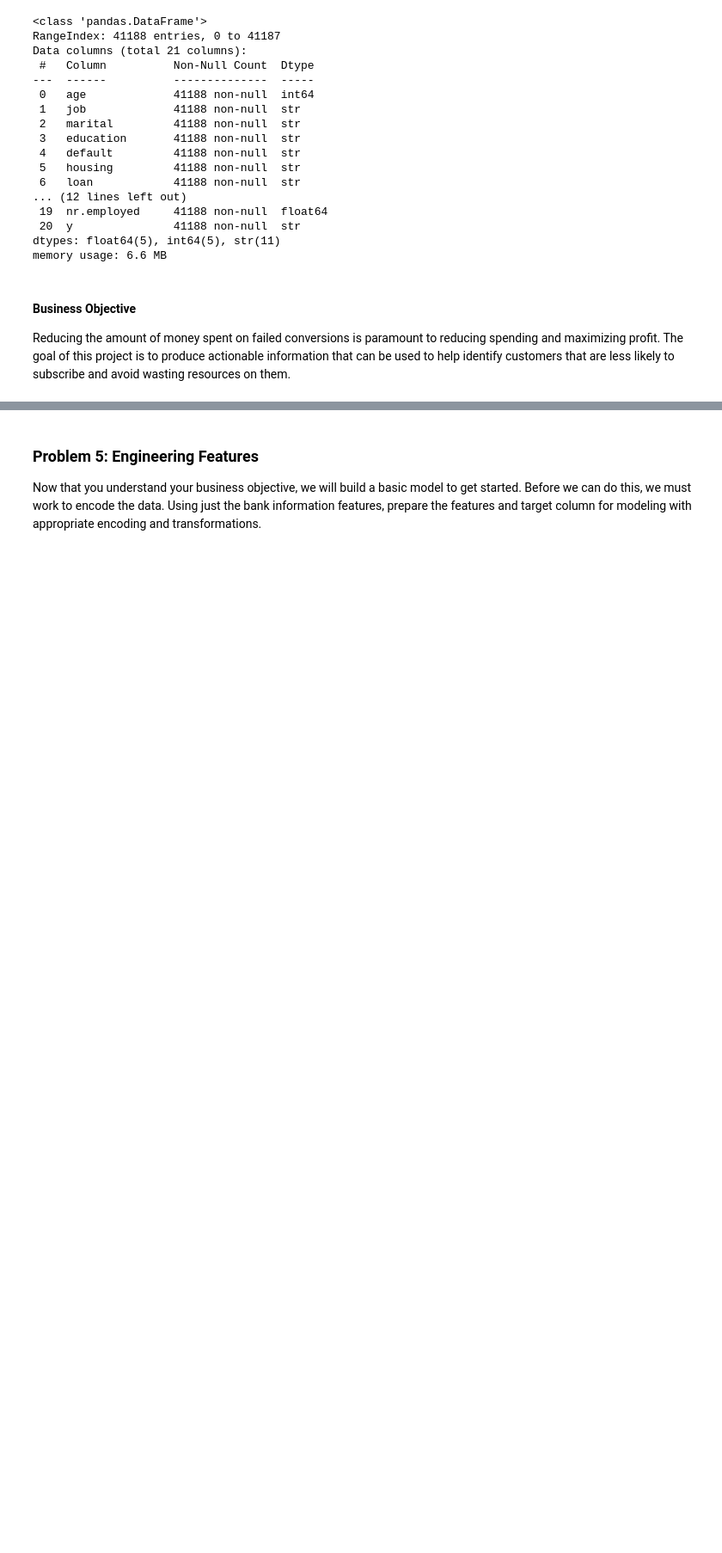
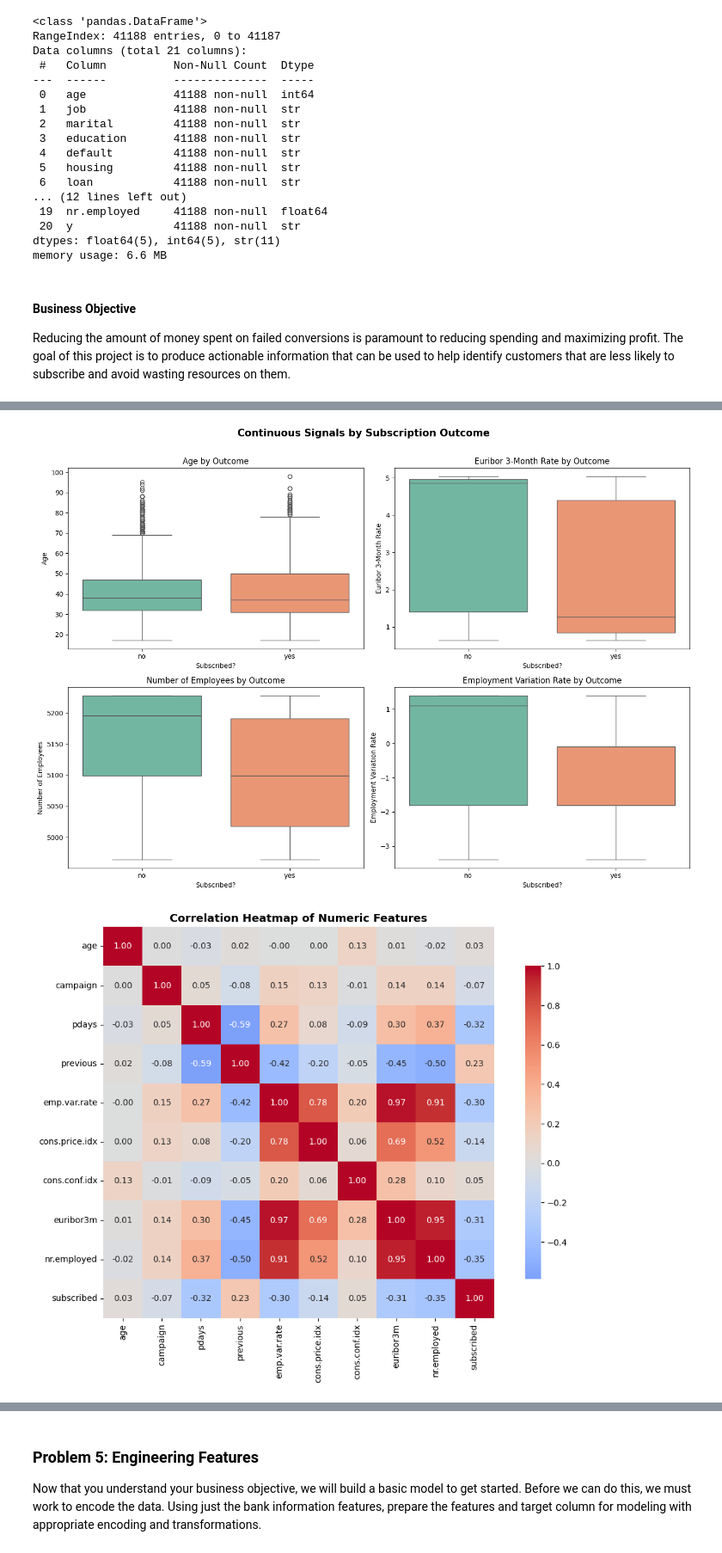
Before and after one commit to cnolan3/marketing_campaign_analysis, a Jupyter notebook: prompt_III.ipynb, the cells around one changed output, grey strips where cells are left out. Shown at 86% size. Drawn from its saved outputs; the diff is of its cells as text; code cells hidden in the pictures; blank space fills up the shorter version.

```diff
--- a/prompt_III.ipynb
+++ b/prompt_III.ipynb
@@ -147,0 +195,26 @@ Reducing the amount of money spent on failed conversions is paramount to reducin
+# %%
+# continuous features by outcome
+fig, axes = plt.subplots(2, 2, figsize=(14, 10))
+fig.suptitle('Continuous Signals by Subscription Outcome', fontsize=15, fontweight='bold')
+cont_features = [('age', 'Age'), ('euribor3m', 'Euribor 3-Month Rate'),
+                 ('nr.employed', 'Number of Employees'), ('emp.var.rate', 'Employment Variation Rate')]
+for ax, (col, label) in zip(axes.ravel(), cont_features):
+    sns.boxplot(data=df_eda, x='y', y=col, ax=ax, hue='y', palette='Set2', legend=False)
+    ax.set_title(f'{label} by Outcome')
+    ax.set_xlabel('Subscribed?')
+    ax.set_ylabel(label)
+plt.tight_layout(rect=[0, 0, 1, 0.97])
+plt.show()
+
+# correlation heatmap of numeric features
+num_cols = ['age', 'campaign', 'pdays', 'previous', 'emp.var.rate',
+            'cons.price.idx', 'cons.conf.idx', 'euribor3m', 'nr.employed', 'subscribed']
+plt.figure(figsize=(11, 8))
+sns.heatmap(df_eda[num_cols].corr(), annot=True, fmt='.2f', cmap='coolwarm',
+            center=0, square=True, cbar_kws={'shrink': 0.8})
+plt.title('Correlation Heatmap of Numeric Features', fontsize=13, fontweight='bold')
+plt.tight_layout()
+plt.show()
+# %% [output]
+[figure, added]
+[figure, added]
```
Also changed, not shown: parts of 4 cells of this notebook.
